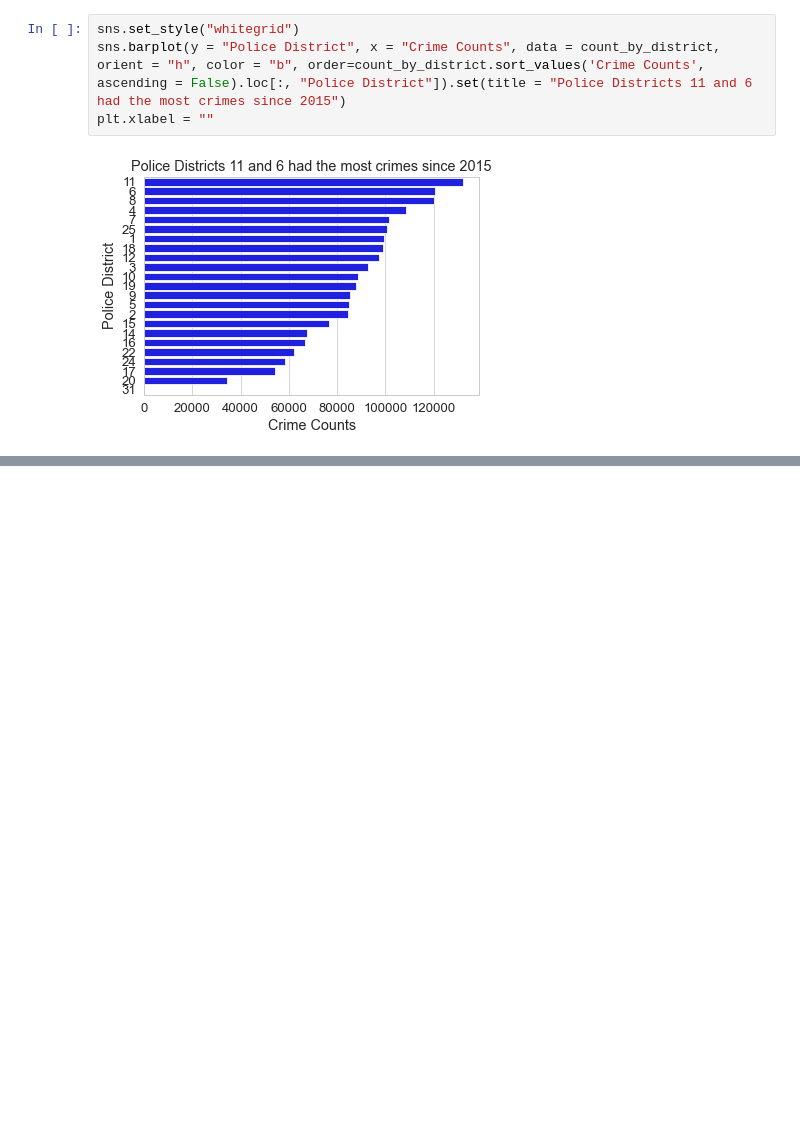
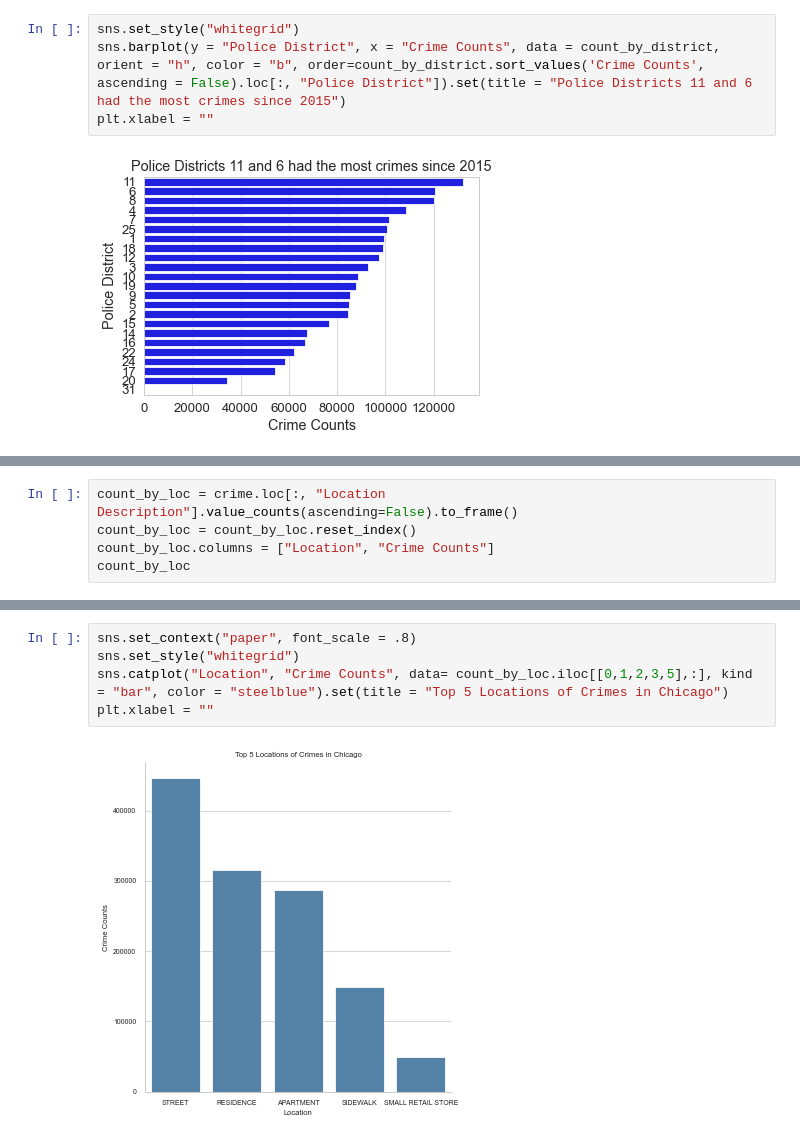
Before and after one commit to jcvincentliu/Analyzing-Racial-Disparities-in-Chicago-Police-Traffic-Stops, a Jupyter notebook: crime_cleaning.ipynb, the cells around one changed output, grey strips where cells are left out. Cells and saved outputs as stored; diff of their text form; blank space fills up the shorter version.

Commit message:
add storytelling & more graphs

```diff
--- a/crime_cleaning.ipynb
+++ b/crime_cleaning.ipynb
@@ -315,0 +313,5 @@ plt.xlabel = ""
+# %%
+count_by_loc = crime.loc[:, "Location Description"].value_counts(ascending=False).to_frame()
+count_by_loc = count_by_loc.reset_index()
+count_by_loc.columns = ["Location", "Crime Counts"]
+count_by_loc
@@ -315,0 +332,7 @@ plt.xlabel = ""
+# %%
+sns.set_context("paper", font_scale = .8)
+sns.set_style("whitegrid")
+sns.catplot("Location", "Crime Counts", data= count_by_loc.iloc[[0,1,2,3,5],:], kind = "bar", color = "steelblue").set(title = "Top 5 Locations of Crimes in Chicago")
+plt.xlabel = ""
+# %% [output]
+[figure, added]
```
Also changed, not shown: parts of 4 cells of this notebook.
